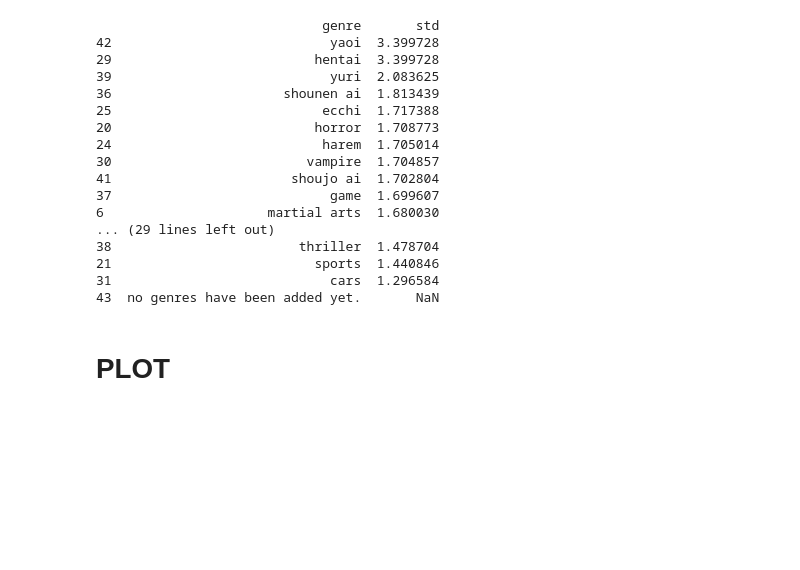
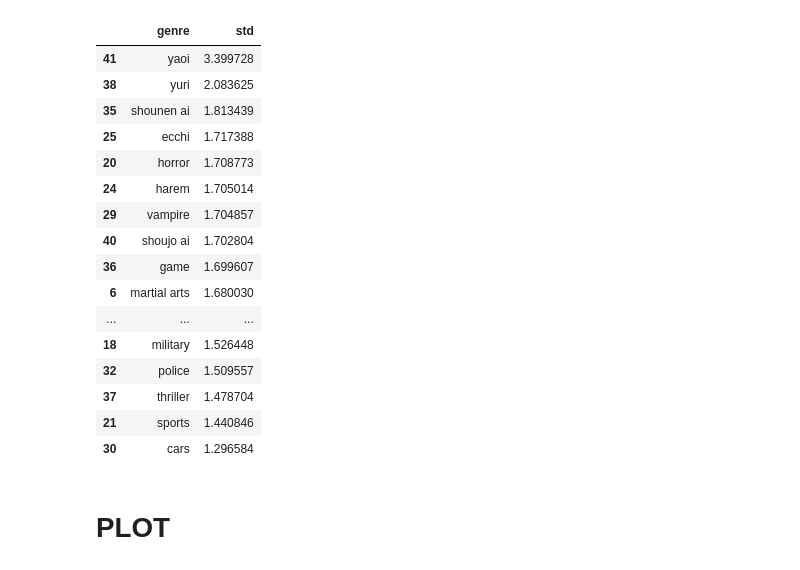
Before and after one commit to FourSwordKirby/MALDataScience, a Jupyter notebook: score_dist_stats.ipynb, the cells around one changed output. Saved outputs shown, nothing was run; the diff lists cells and outputs as text; code cells hidden in the pictures; blank space fills up the shorter version.

```diff
--- a/score_dist_stats.ipynb
+++ b/score_dist_stats.ipynb
@@ -79,36 +79,38 @@ stat_df = sig_length[sig_length['score_users'] > 20000]
 # %%
 #print stat_df.sort_values('std', ascending=False)[['title', 'score_users', 'std']]
 
 #std of all shows
 #print stat_df.sort_values('std', ascending=False)[['title', 'score_users', 'std']]
 
 
 #std by genre
 genre_data = []
 for g in all_genre:
+    if g == 'hentai' or g=="no genres have been added yet.":
+        continue
     genre_df = stat_df[stat_df[g] == 1]
     genre_data.append([g, get_df_std(genre_df)])
 
 genre_df = pd.DataFrame(genre_data,columns=['genre', 'std'])
-print genre_df.sort_values('std', ascending=False)
+genre_df.sort_values('std', ascending=False).head(50)
 # %% [output]
-                             genre       std
-42                            yaoi  3.399728
-29                          hentai  3.399728
-39                            yuri  2.083625
-36                      shounen ai  1.813439
-25                           ecchi  1.717388
-20                          horror  1.708773
-24                           harem  1.705014
-30                         vampire  1.704857
-41                       shoujo ai  1.702804
-37                            game  1.699607
-6                     martial arts  1.680030
-... (29 lines left out)
-38                        thriller  1.478704
-21                          sports  1.440846
-31                            cars  1.296584
-43  no genres have been added yet.       NaN
+|  | genre | std |
+| 41 | yaoi | 3.399728 |
+| 38 | yuri | 2.083625 |
+| 35 | shounen ai | 1.813439 |
+| 25 | ecchi | 1.717388 |
+| 20 | horror | 1.708773 |
+| 24 | harem | 1.705014 |
+| 29 | vampire | 1.704857 |
+| 40 | shoujo ai | 1.702804 |
+| 36 | game | 1.699607 |
+| 6 | martial arts | 1.680030 |
+| ... | ... | ... |
+| 18 | military | 1.526448 |
+| 32 | police | 1.509557 |
+| 37 | thriller | 1.478704 |
+| 21 | sports | 1.440846 |
+| 30 | cars | 1.296584 |
 # %% [markdown]
 # PLOT
 # %%
```
Also changed, not shown: parts of 1 cell of this notebook, 6 other files.
